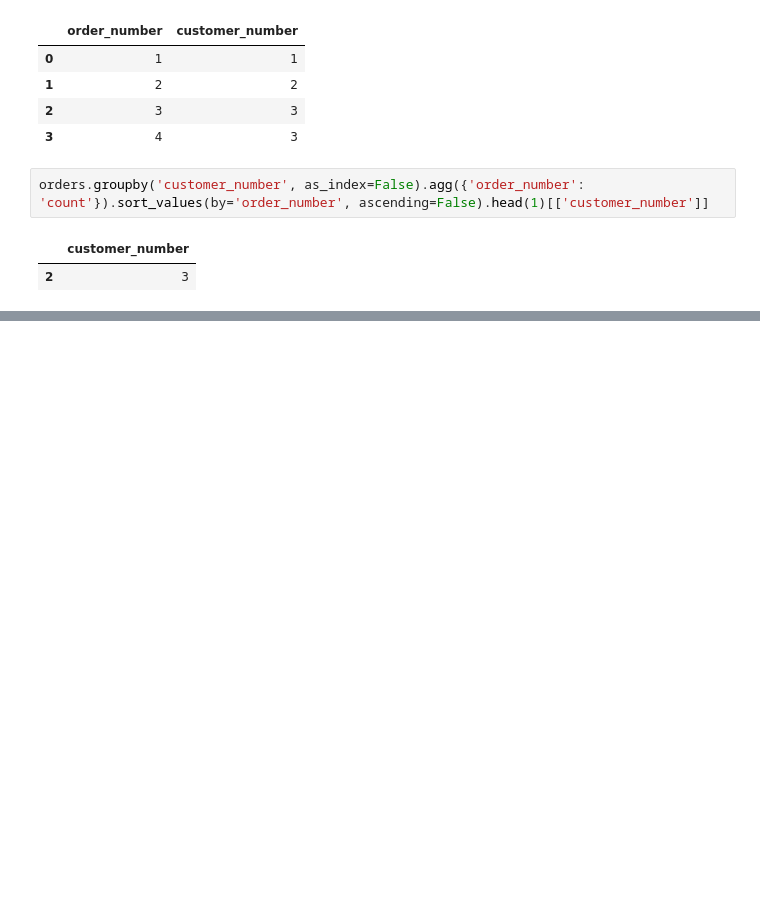
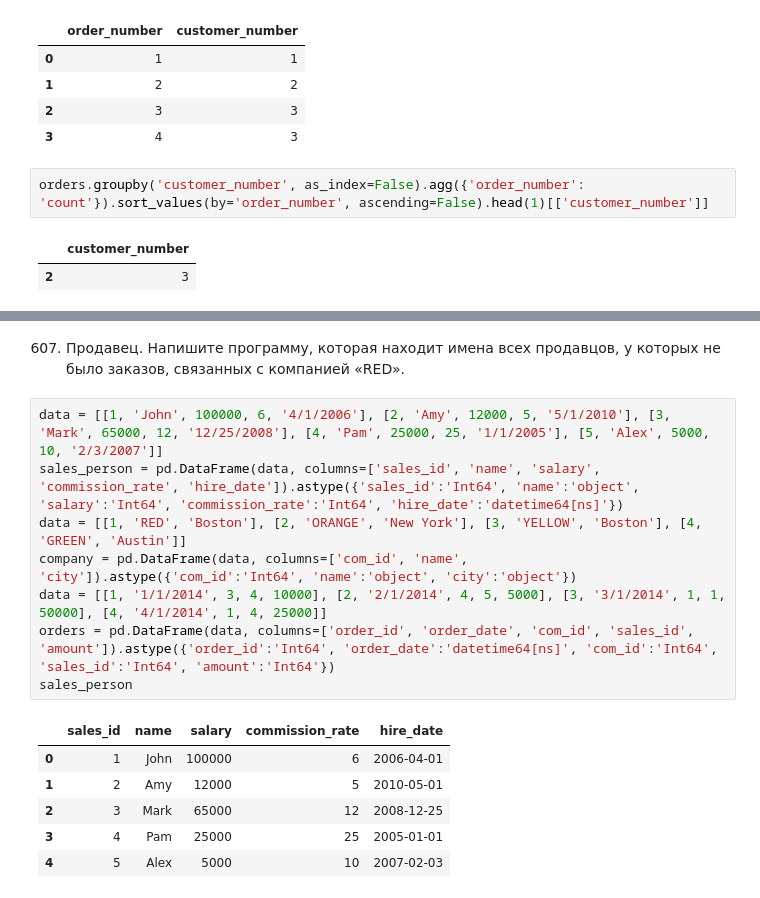
Before and after one commit to Praldmur/Tasks, a Jupyter notebook: Task_All.ipynb, the cells around one changed output, grey strips where cells are left out. Saved outputs shown, nothing was run; the diff lists cells and outputs as text; blank space fills up the shorter version.

```diff
--- a/Task_All.ipynb
+++ b/Task_All.ipynb
@@ -283,0 +328,17 @@ orders.groupby('customer_number', as_index=False).agg({'order_number': 'count'})
+# %% [markdown]
+607. Продавец. Напишите программу, которая находит имена всех продавцов, у которых не было заказов, связанных с компанией «RED».
+# %%
+data = [[1, 'John', 100000, 6, '4/1/2006'], [2, 'Amy', 12000, 5, '5/1/2010'], [3, 'Mark', 65000, 12, '12/25/2008'], [4, 'Pam', 25000, 25, '1/1/2005'], [5, 'Alex', 5000, 10, '2/3/2007']]
+sales_person = pd.DataFrame(data, columns=['sales_id', 'name', 'salary', 'commission_rate', 'hire_date']).astype({'sales_id':'Int64', 'name':'object', 'salary':'Int64', 'commission_rate':'Int64', 'hire_date':'datetime64[ns]'})
+data = [[1, 'RED', 'Boston'], [2, 'ORANGE', 'New York'], [3, 'YELLOW', 'Boston'], [4, 'GREEN', 'Austin']]
+company = pd.DataFrame(data, columns=['com_id', 'name', 'city']).astype({'com_id':'Int64', 'name':'object', 'city':'object'})
+data = [[1, '1/1/2014', 3, 4, 10000], [2, '2/1/2014', 4, 5, 5000], [3, '3/1/2014', 1, 1, 50000], [4, '4/1/2014', 1, 4, 25000]]
+orders = pd.DataFrame(data, columns=['order_id', 'order_date', 'com_id', 'sales_id', 'amount']).astype({'order_id':'Int64', 'order_date':'datetime64[ns]', 'com_id':'Int64', 'sales_id':'Int64', 'amount':'Int64'})
+sales_person
+# %% [output]
+|  | sales_id | name | salary | commission_rate | hire_date |
+| 0 | 1 | John | 100000 | 6 | 2006-04-01 |
+| 1 | 2 | Amy | 12000 | 5 | 2010-05-01 |
+| 2 | 3 | Mark | 65000 | 12 | 2008-12-25 |
+| 3 | 4 | Pam | 25000 | 25 | 2005-01-01 |
+| 4 | 5 | Alex | 5000 | 10 | 2007-02-03 |
```
Also changed, not shown: parts of 15 cells of this notebook, 3 other files.
